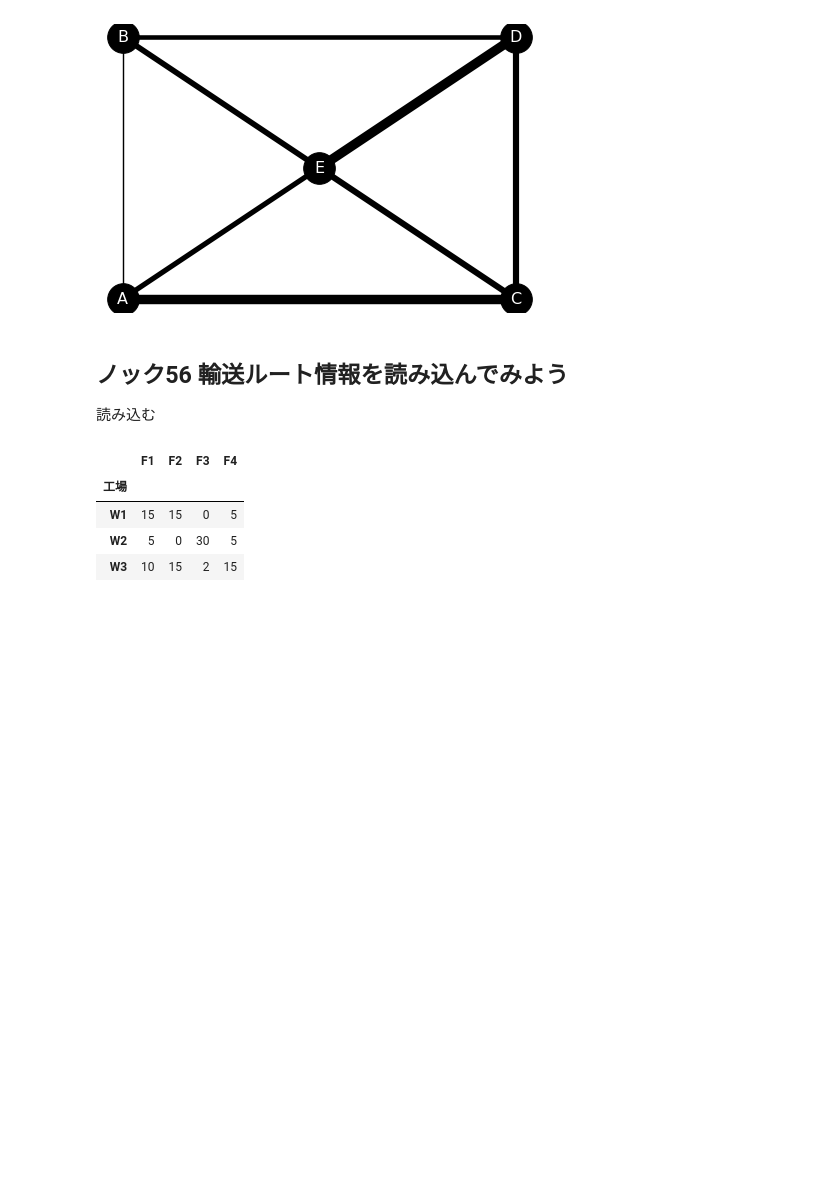
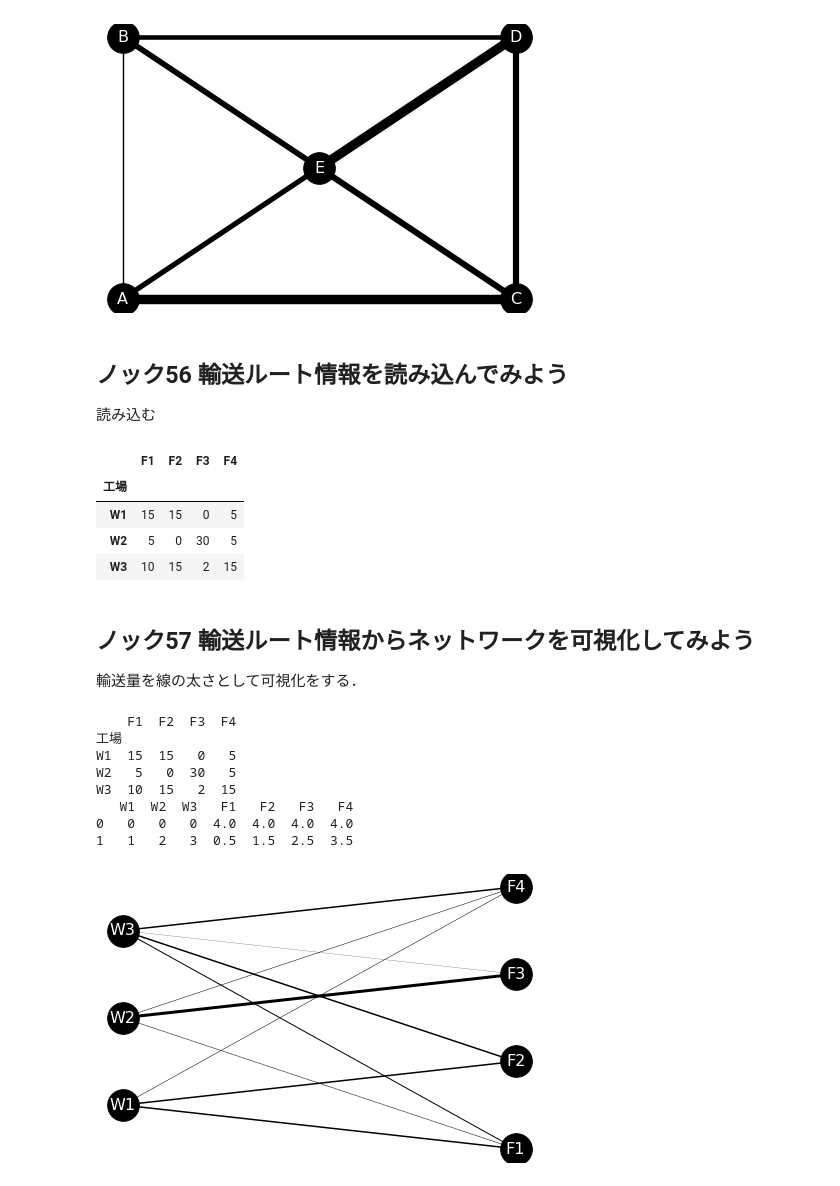
Before and after one commit to color-kurenawi/practical_data_analysis_100, a Jupyter notebook: chapter_06.ipynb, the cells around one changed output. Saved outputs shown, nothing was run; the diff lists cells and outputs as text; code cells hidden in the pictures; blank space fills up the shorter version.

```diff
--- a/chapter_06.ipynb
+++ b/chapter_06.ipynb
@@ -233,3 +233,46 @@ df_tr.head()
 | W1 | 15 | 15 | 0 | 5 |
 | W2 | 5 | 0 | 30 | 5 |
 | W3 | 10 | 15 | 2 | 15 |
+# %% [markdown]
+## ノック57 輸送ルート情報からネットワークを可視化してみよう
+輸送量を線の太さとして可視化をする．
+# %%
+import pandas as pd
+import matplotlib.pyplot as plt
+%matplotlib inline
+import networkx as nx
+
+
+df_tr = pd.read_csv("trans_route.csv", index_col="工場")
+df_pos = pd.read_csv("trans_route_pos.csv")
+print(df_tr)
+print(df_pos)
+
+G = nx.Graph()
+
+# 頂点
+[G.add_node(node) for node in df_pos.columns]
+
+# 辺
+[G.add_edge(node_i, node_j) for node_i in df_tr.index for node_j in df_tr.columns]
+
+# 重み
+size = 0.1
+edge_weights = [df_tr.loc[warehouse, factory]*size for warehouse in df_tr.index for factory in df_tr.columns]
+
+# 座標
+pos = {node:(df_pos[node][0], df_pos[node][1]) for node in df_pos.columns}
+
+
+nx.draw(G, pos, with_labels=True, font_size=16, node_size=1000, node_color="k", font_color="w", width=edge_weights)
+plt.show()
+# %% [output]
+    F1  F2  F3  F4
+工場
+W1  15  15   0   5
+W2   5   0  30   5
+W3  10  15   2  15
+   W1  W2  W3   F1   F2   F3   F4
+0   0   0   0  4.0  4.0  4.0  4.0
+1   1   2   3  0.5  1.5  2.5  3.5
+[figure, added]
```
